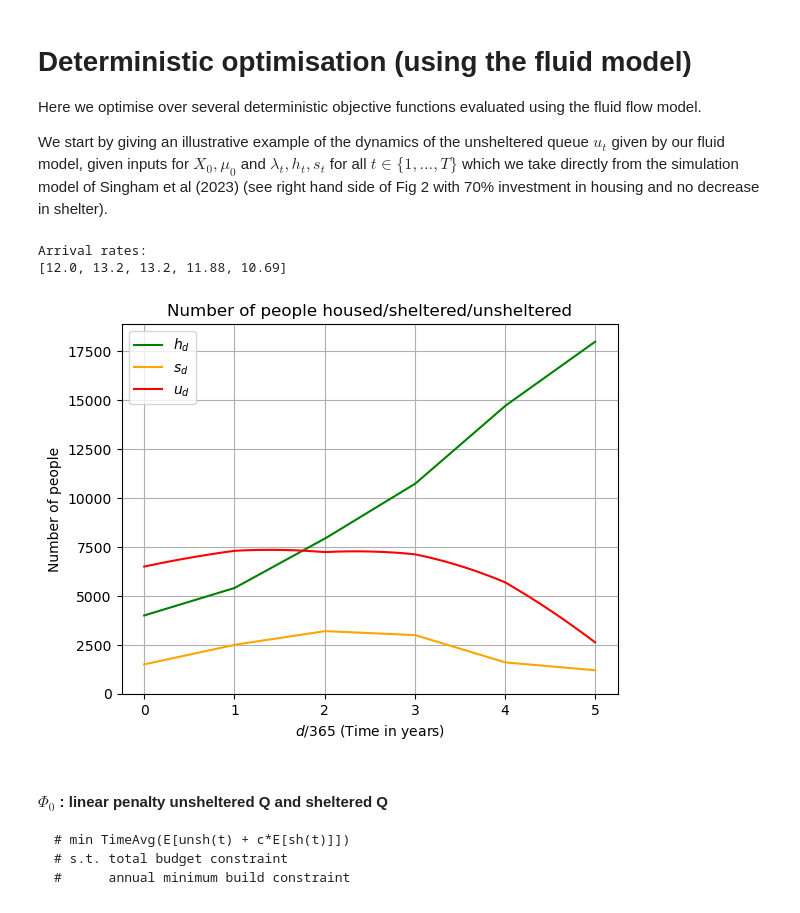
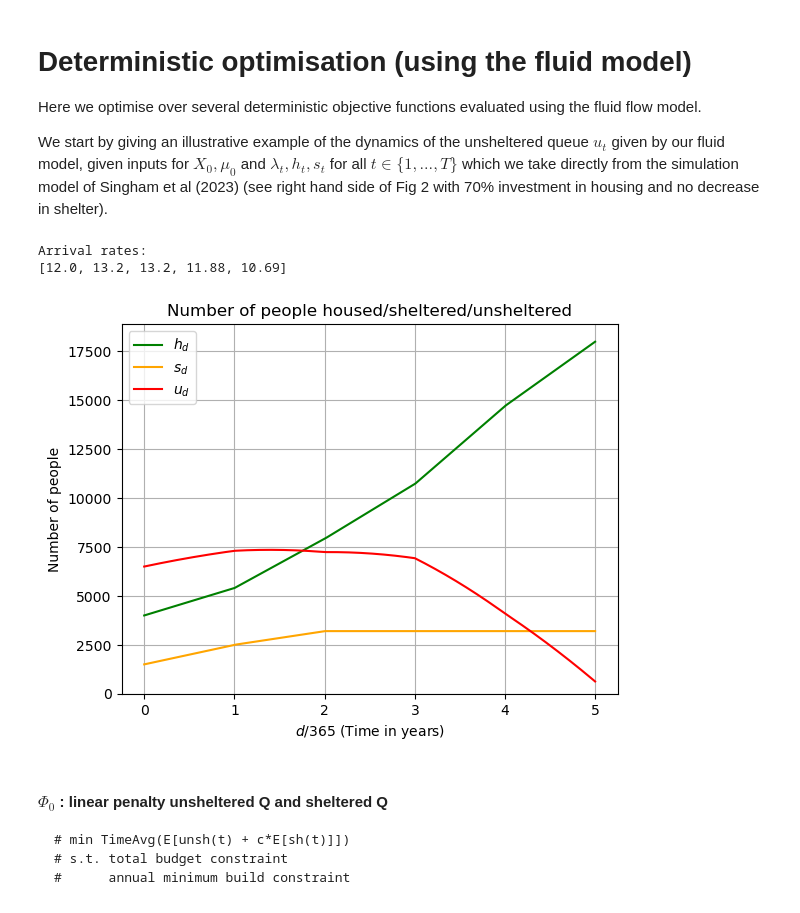
Before and after one commit to grahamburgess3/tvcp, a Jupyter notebook: NumericalResults.ipynb, the cells around one changed output. Saved outputs shown, nothing was run; the diff lists cells and outputs as text; code cells hidden in the pictures.

Commit message:
update chart of exmple u-t

```diff
--- a/NumericalResults.ipynb
+++ b/NumericalResults.ipynb
@@ -18,9 +18,14 @@ import time
 with open('data_singham23.json') as json_file:
     data = json.load(json_file)
 
-# 70% of investment
+# 70% of investment in housing
 investment = [x-data['initial_capacity']['housing'] for x in data['solution']['housing']]
 data['solution']['housing'] = [data['initial_capacity']['housing'] + x*0.7 for x in investment]
+
+# Don't decrease shelter (same in yrs 3,4,5 as 2)
+stable_yrs = [3,4,5]
+for yr in stable_yrs:
+    data['solution']['shelter'][yr]=data['solution']['shelter'][2]
 
 # changing arrival rate
 delta = [0, 0.2, 0.1, 0, -0.1, -0.1] # changes specified in singham et al 2023
@@ -29,34 +34,34 @@ for yr in range(1,len(delta)):
     arrival_rates.append(round(arrival_rates[-1]*(1+delta[yr]),2))
 data['arrival_rates'] = arrival_rates[1:6] # remove the base level
 print('Arrival rates: ')
 print(data['arrival_rates'])
 
 # Modelling horizonT_a is decision horizon, T_b is extra modelling horizon - here set to 0
 T_a = 5
 T_b = 0
 
 # Modeling
 model = fl.FluidFlowModel(data, data['solution'], T_a, T_b)
 T = [i/365 for i in range((T_a+T_b)*365)]
 model.analyse(T)
 
 # Plotting
 fig, ax = plt.subplots()
 ymax = max(model.h_t + model.sh_t + model.unsh_t)
 x = [t/365 for t in range((T_a+T_b)*365)]
 ax.plot(x, model.h_t, color = 'green')
 ax.plot(x, model.sh_t, color = 'orange')
 ax.plot(x, model.unsh_t, color = 'red')
 ax.set(xlabel="$d/365$ (Time in years)", ylabel='Number of people',
        title='Number of people housed/sheltered/unsheltered')
 ax.legend(["$h_d$", "$s_d$", "$u_d$"], loc="upper left")
 ax.grid()
 ax.set_ylim(0,ymax*1.05)
 plt.show()
 # %% [output]
 Arrival rates:
 [12.0, 13.2, 13.2, 11.88, 10.69]
-[figure, old version]
+[figure, new version]
 # %% [markdown]
 ####  $\Phi_0$ : linear penalty unsheltered Q and sheltered Q
     # min TimeAvg(E[unsh(t) + c*E[sh(t)]])
```
